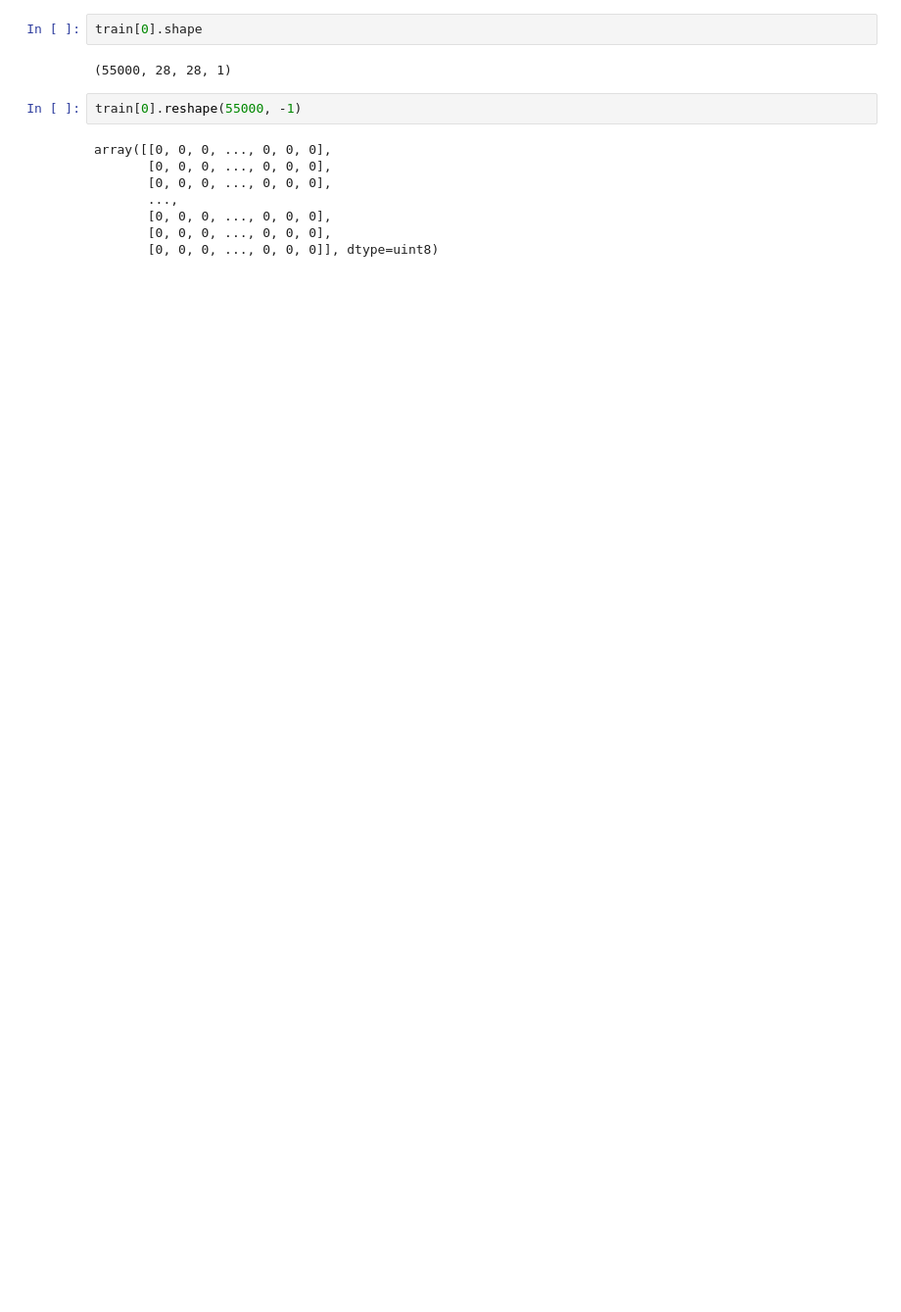
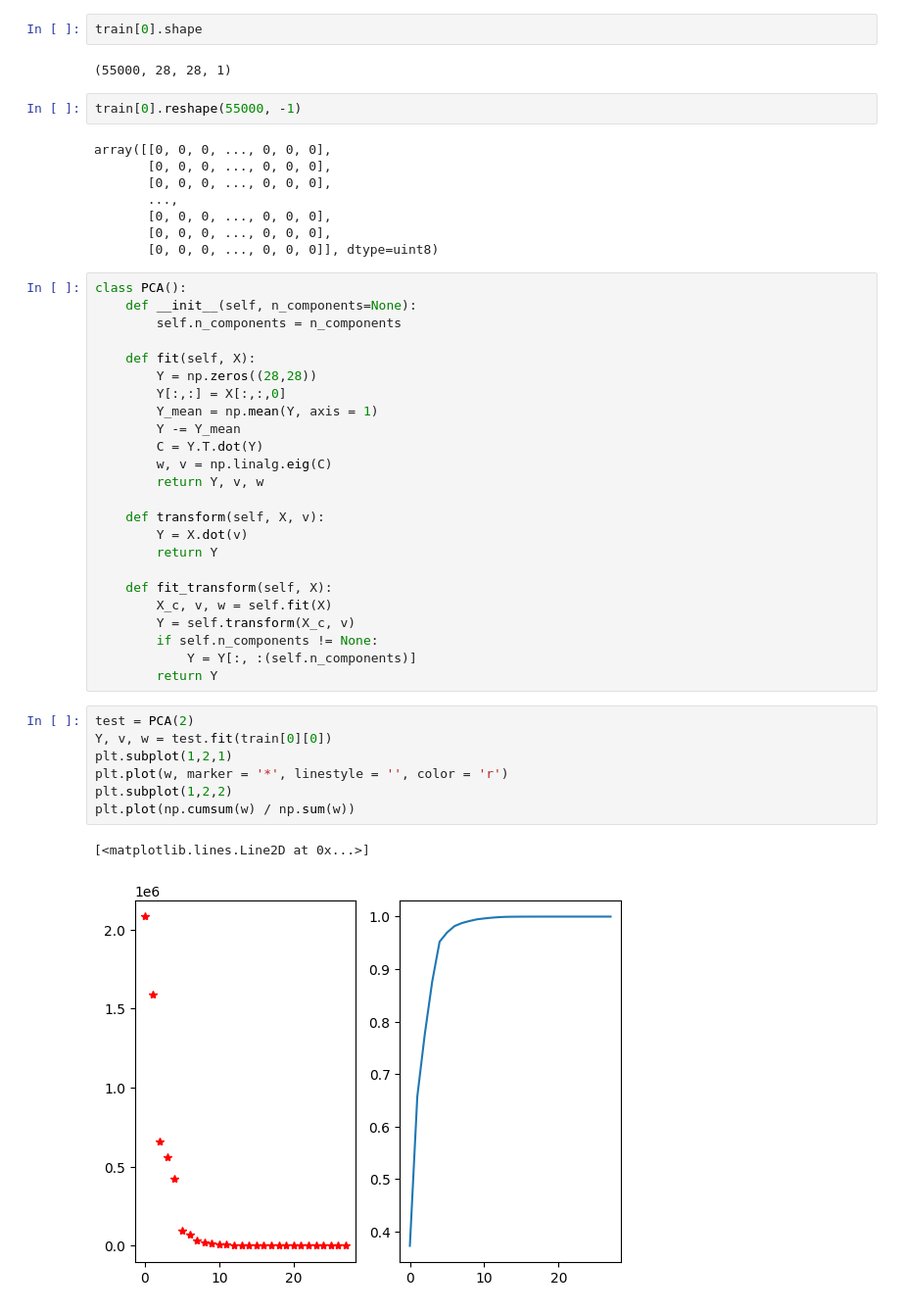
Before and after one commit to h3avydirtysoul/Spring2023Python, a Jupyter notebook: homework06/6.2 Решение.ipynb, the cells around one changed output. Shown at 98% size. Cells and saved outputs as stored; diff of their text form; blank space fills up the shorter version.

```diff
--- a/homework06/6.2 Решение.ipynb
+++ b/homework06/6.2 Решение.ipynb
@@ -45,3 +46,37 @@ array([[0, 0, 0, ..., 0, 0, 0],
        [0, 0, 0, ..., 0, 0, 0],
        [0, 0, 0, ..., 0, 0, 0],
        [0, 0, 0, ..., 0, 0, 0]], dtype=uint8)
+# %%
+class PCA():
+    def __init__(self, n_components=None):
+        self.n_components = n_components
+
+    def fit(self, X):
+        Y = np.zeros((28,28))
+        Y[:,:] = X[:,:,0]
+        Y_mean = np.mean(Y, axis = 1)
+        Y -= Y_mean
+        C = Y.T.dot(Y)
+        w, v = np.linalg.eig(C)
+        return Y, v, w
+
+    def transform(self, X, v):
+        Y = X.dot(v)
+        return Y
+
+    def fit_transform(self, X):
+        X_c, v, w = self.fit(X)
+        Y = self.transform(X_c, v)
+        if self.n_components != None:
+            Y = Y[:, :(self.n_components)]
+        return Y
+# %%
+test = PCA(2)
+Y, v, w = test.fit(train[0][0])
+plt.subplot(1,2,1)
+plt.plot(w, marker = '*', linestyle = '', color = 'r')
+plt.subplot(1,2,2)
+plt.plot(np.cumsum(w) / np.sum(w))
+# %% [output]
+[<matplotlib.lines.Line2D at 0x...>]
+[figure, added]
```
Also changed, not shown: parts of 2 cells of this notebook.
